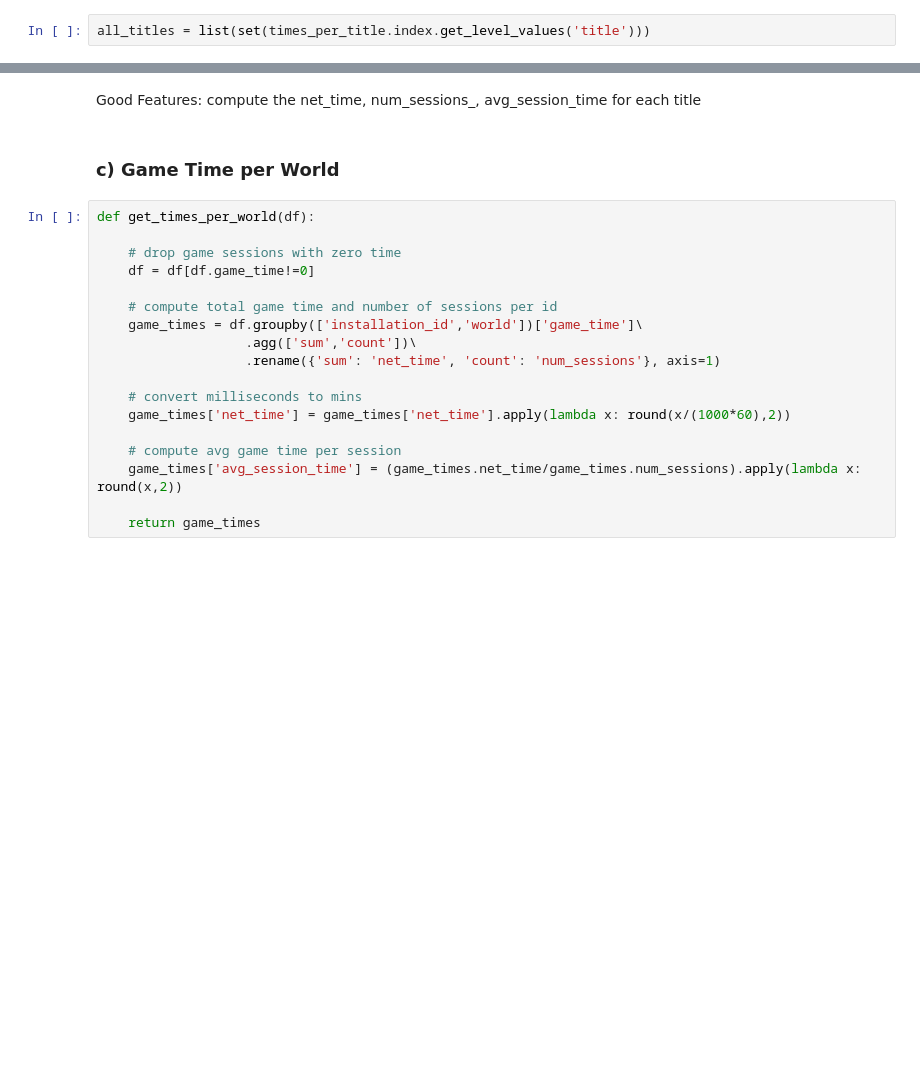
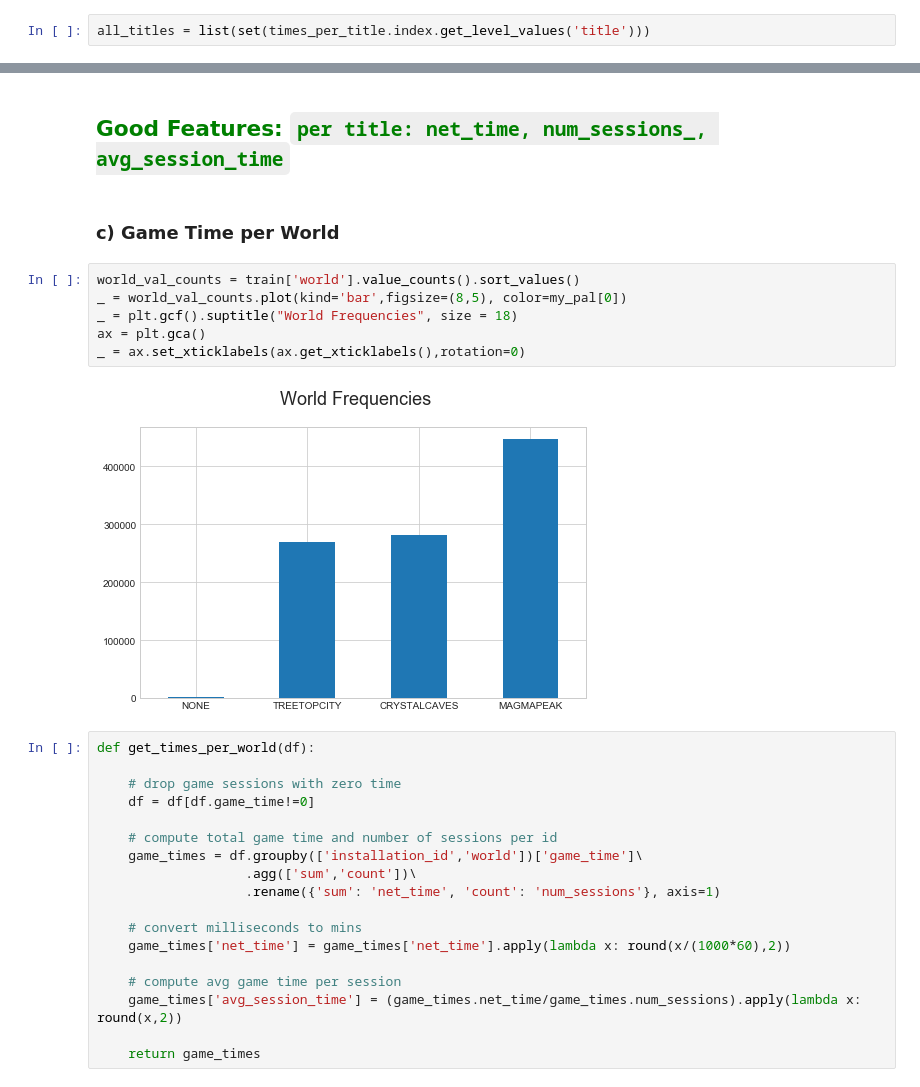
Before and after one commit to sainarenkantipudi/Data-Science, a Jupyter notebook: Projects/Kaggle_DSB/Feature Engineering V1.ipynb, the cells around one changed output, grey strips where cells are left out. Drawn from its saved outputs; the diff is of its cells as text; blank space fills up the shorter version.

````diff
--- a/Projects/Kaggle_DSB/Feature Engineering V1.ipynb
+++ b/Projects/Kaggle_DSB/Feature Engineering V1.ipynb
@@ -215,7 +279,15 @@ times_per_title[times_per_title.index.get_level_values('title')==all_titles[0]]
-# %% [markdown]
-Good Features: compute the net_time, num_sessions_, avg_session_time for each title
+# %% [markdown]
+## <font color='green'>  Good Features:  ```per title: net_time, num_sessions_, avg_session_time```<font>
 # %% [markdown]
 ### c) Game Time per World
+# %%
+world_val_counts = train['world'].value_counts().sort_values()
+_ = world_val_counts.plot(kind='bar',figsize=(8,5), color=my_pal[0])
+_ = plt.gcf().suptitle("World Frequencies", size = 18)
+ax = plt.gca()
+_ = ax.set_xticklabels(ax.get_xticklabels(),rotation=0)
+# %% [output]
+[figure, added]
 # %%
 def get_times_per_world(df):
 
````
Also changed, not shown: parts of 51 cells of this notebook, 1 other file.
